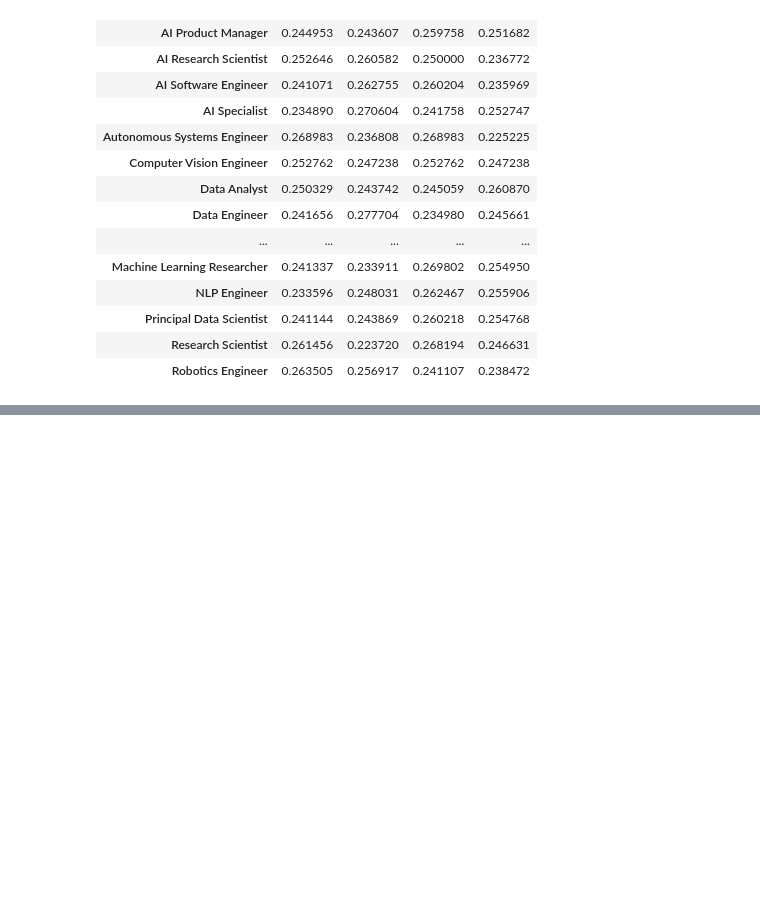
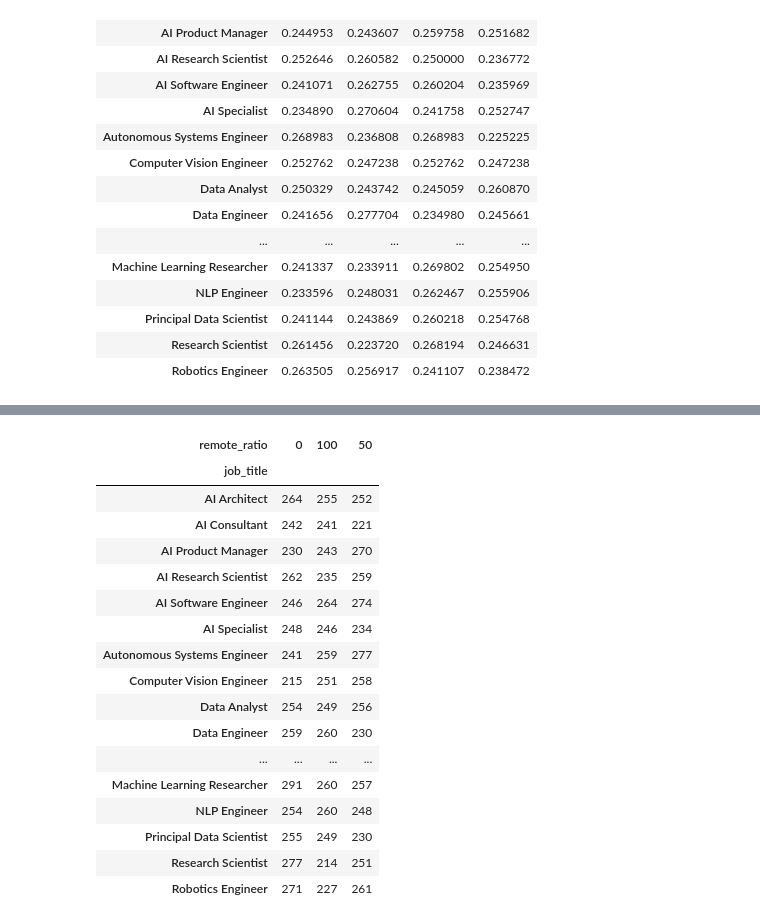
Before and after one commit to stevejj4/Global-AI-Job-Market-Trends-Salary-Insights-2025, a Jupyter notebook: ai_job_project.ipynb, the cells around one changed output, grey strips where cells are left out. Cells and saved outputs as stored; diff of their text form; code cells hidden in the pictures; blank space fills up the shorter version.

```diff
--- a/ai_job_project.ipynb
+++ b/ai_job_project.ipynb
@@ -190,0 +179,25 @@ CalledProcessError: Command 'b'git remote set-url origin https://<YOUR_GITHUB_TO
+# %%
+# Analyze the relationship between job_title and remote_ratio
+job_remote_counts = df.groupby(['job_title', 'remote_ratio']).size().unstack(fill_value=0)
+
+# Display the result
+display(job_remote_counts)
+# %% [output]
+| remote_ratio | 0 | 100 | 50 |
+| job_title |  |  |  |
+| AI Architect | 264 | 255 | 252 |
+| AI Consultant | 242 | 241 | 221 |
+| AI Product Manager | 230 | 243 | 270 |
+| AI Research Scientist | 262 | 235 | 259 |
+| AI Software Engineer | 246 | 264 | 274 |
+| AI Specialist | 248 | 246 | 234 |
+| Autonomous Systems Engineer | 241 | 259 | 277 |
+| Computer Vision Engineer | 215 | 251 | 258 |
+| Data Analyst | 254 | 249 | 256 |
+| Data Engineer | 259 | 260 | 230 |
+| ... | ... | ... | ... |
+| Machine Learning Researcher | 291 | 260 | 257 |
+| NLP Engineer | 254 | 260 | 248 |
+| Principal Data Scientist | 255 | 249 | 230 |
+| Research Scientist | 277 | 214 | 251 |
+| Robotics Engineer | 271 | 227 | 261 |
```
Also changed, not shown: parts of 7 cells of this notebook.
